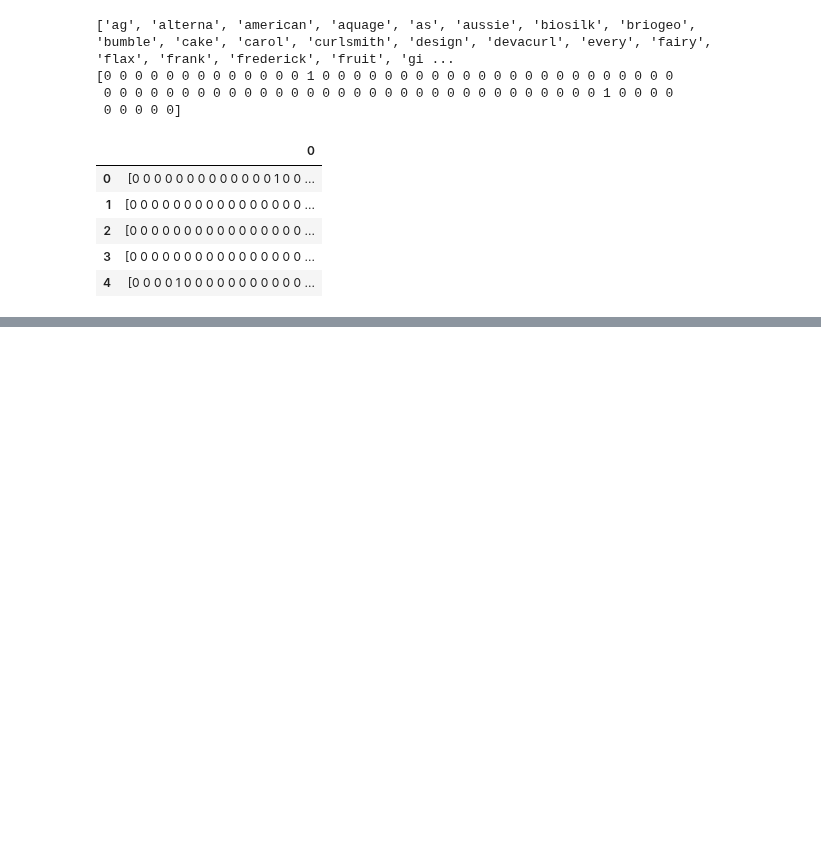
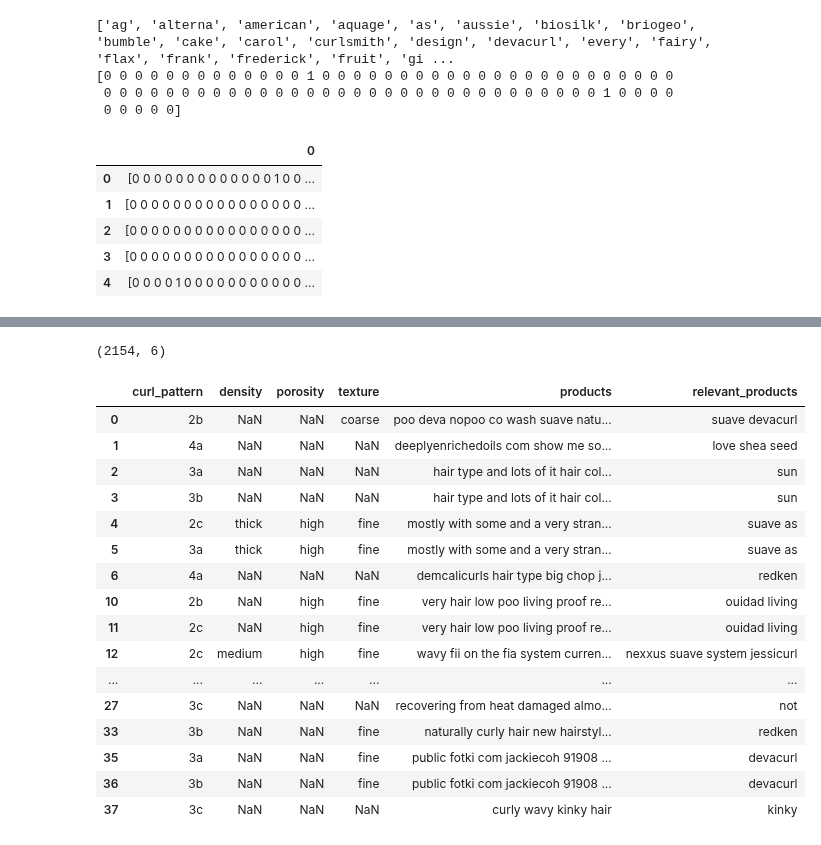
Before and after one commit to 99KHayes/products-for-curlies, a Jupyter notebook: notebooks/03_analysis/20190911-kph-models-on-cleaned-data.ipynb, the cells around one changed output, grey strips where cells are left out. Cells and saved outputs as stored; diff of their text form; code cells hidden in the pictures; blank space fills up the shorter version.

```diff
--- a/notebooks/03_analysis/20190911-kph-models-on-cleaned-data.ipynb
+++ b/notebooks/03_analysis/20190911-kph-models-on-cleaned-data.ipynb
@@ -185,0 +209,23 @@ products_with_vecs.head()
+# %%
+clean_pattern_products_df = products_df.dropna(axis=0, how='any', subset=['curl_pattern'])
+print(clean_pattern_products_df.shape)
+clean_pattern_products_df.head(20)
+# %% [output]
+(2154, 6)
+|  | curl_pattern | density | porosity | texture | products | relevant_products |
+| 0 | 2b | NaN | NaN | coarse | poo deva nopoo co wash suave natu... | suave devacurl |
+| 1 | 4a | NaN | NaN | NaN | deeplyenrichedoils com show me so... | love shea seed |
+| 2 | 3a | NaN | NaN | NaN | hair type and lots of it hair col... | sun |
+| 3 | 3b | NaN | NaN | NaN | hair type and lots of it hair col... | sun |
+| 4 | 2c | thick | high | fine | mostly with some and a very stran... | suave as |
+| 5 | 3a | thick | high | fine | mostly with some and a very stran... | suave as |
+| 6 | 4a | NaN | NaN | NaN | demcalicurls hair type big chop j... | redken |
+| 10 | 2b | NaN | high | fine | very hair low poo living proof re... | ouidad living |
+| 11 | 2c | NaN | high | fine | very hair low poo living proof re... | ouidad living |
+| 12 | 2c | medium | high | fine | wavy fii on the fia system curren... | nexxus suave system jessicurl |
+| ... | ... | ... | ... | ... | ... | ... |
+| 27 | 3c | NaN | NaN | NaN | recovering from heat damaged almo... | not |
+| 33 | 3b | NaN | NaN | fine | naturally curly hair new hairstyl... | redken |
+| 35 | 3a | NaN | NaN | fine | public fotki com jackiecoh 91908 ... | devacurl |
+| 36 | 3b | NaN | NaN | fine | public fotki com jackiecoh 91908 ... | devacurl |
+| 37 | 3c | NaN | NaN | NaN | curly wavy kinky hair | kinky |
```
Also changed, not shown: parts of 20 cells of this notebook, 1 other file.
